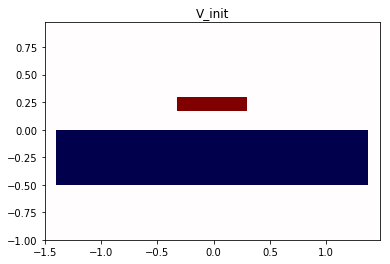
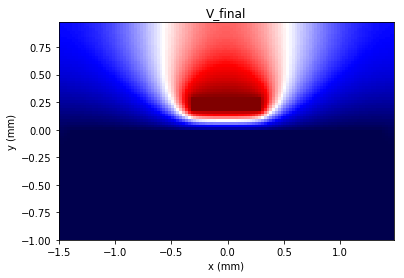
The notebook cell's code change between the first figure and the second:
--- before
+++ after
@@ -1,13 +1,9 @@
 #small_figure()
 
-scale= 1
-
-plt.pcolormesh(my_grid.X,my_grid.Y,start_potential.matrix,cmap="seismic")
-plt.clim(-scale,scale)
-plt.title("V_init")
-plt.show()
 
 plt.pcolormesh(my_grid.X,my_grid.Y,potential.matrix,cmap="seismic")
 plt.clim(-scale,scale)
 plt.title("V_final")
+plt.ylabel("y (mm)")
+plt.xlabel("x (mm)")
 plt.show()

Commit: animation in laplace2d example